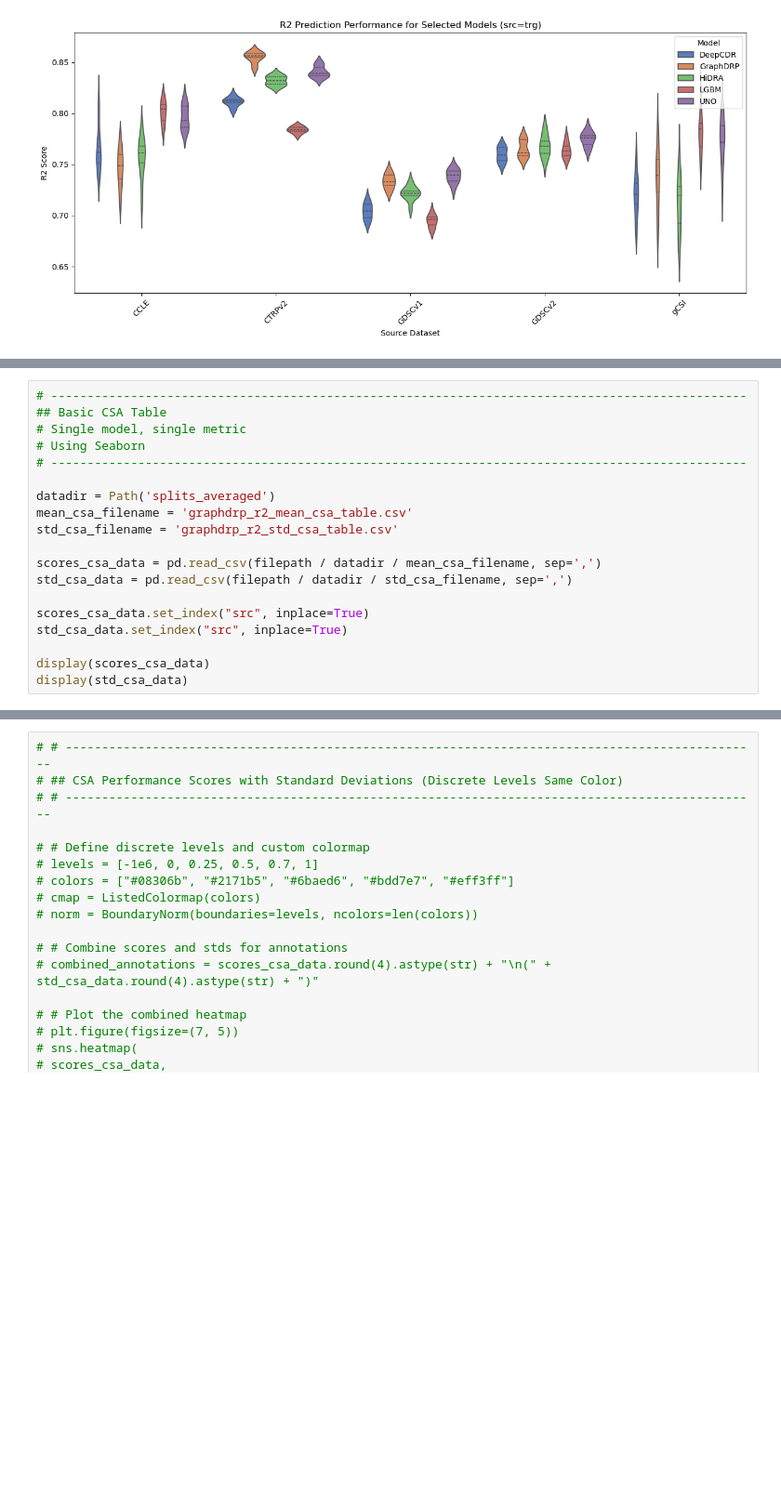
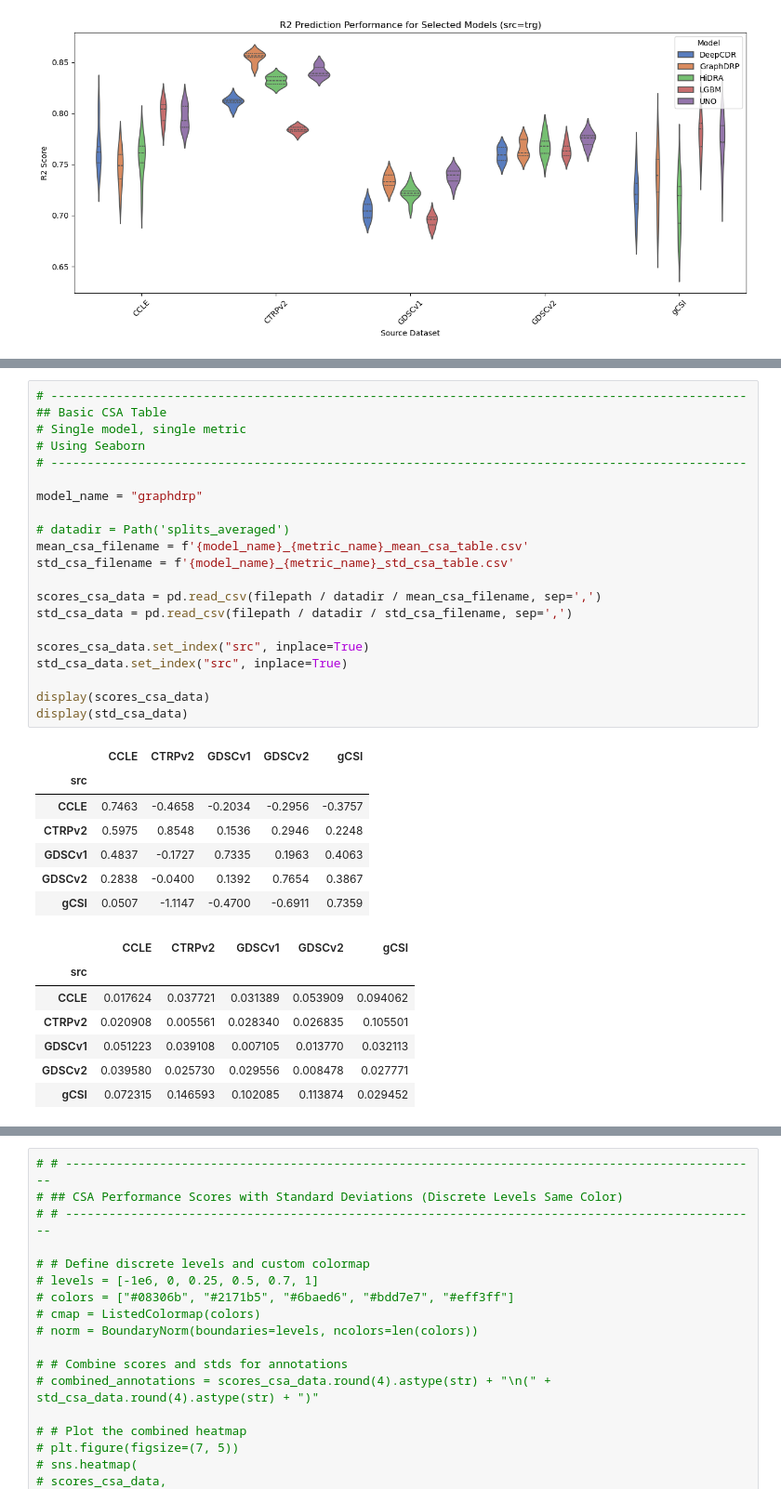
Before and after one commit to adpartin/cross-dataset-drp-paper, a Jupyter notebook: postprocess_plot.ipynb, the cells around one changed output, grey strips where cells are left out. Shown at 93% size. Saved outputs shown, nothing was run; the diff lists cells and outputs as text; blank space fills up the shorter version.

```diff
--- a/postprocess_plot.ipynb
+++ b/postprocess_plot.ipynb
@@ -204,22 +204,39 @@ See the caveats in the documentation: https://pandas.pydata.org/pandas-docs/stab
 # %%
 # ------------------------------------------------------------------------------------------------
 ## Basic CSA Table
 # Single model, single metric
 # Using Seaborn
 # ------------------------------------------------------------------------------------------------
 
-datadir = Path('splits_averaged')
-mean_csa_filename = 'graphdrp_r2_mean_csa_table.csv'
-std_csa_filename = 'graphdrp_r2_std_csa_table.csv'
+model_name = "graphdrp"
+
+# datadir = Path('splits_averaged')
+mean_csa_filename = f'{model_name}_{metric_name}_mean_csa_table.csv'
+std_csa_filename = f'{model_name}_{metric_name}_std_csa_table.csv'
 
 scores_csa_data = pd.read_csv(filepath / datadir / mean_csa_filename, sep=',')
 std_csa_data = pd.read_csv(filepath / datadir / std_csa_filename, sep=',')
 
 scores_csa_data.set_index("src", inplace=True)
 std_csa_data.set_index("src", inplace=True)
 
 display(scores_csa_data)
 display(std_csa_data)
+# %% [output]
+|  | CCLE | CTRPv2 | GDSCv1 | GDSCv2 | gCSI |
+| src |  |  |  |  |  |
+| CCLE | 0.7463 | -0.4658 | -0.2034 | -0.2956 | -0.3757 |
+| CTRPv2 | 0.5975 | 0.8548 | 0.1536 | 0.2946 | 0.2248 |
+| GDSCv1 | 0.4837 | -0.1727 | 0.7335 | 0.1963 | 0.4063 |
+| GDSCv2 | 0.2838 | -0.0400 | 0.1392 | 0.7654 | 0.3867 |
+| gCSI | 0.0507 | -1.1147 | -0.4700 | -0.6911 | 0.7359 |
+|  | CCLE | CTRPv2 | GDSCv1 | GDSCv2 | gCSI |
+| src |  |  |  |  |  |
+| CCLE | 0.017624 | 0.037721 | 0.031389 | 0.053909 | 0.094062 |
+| CTRPv2 | 0.020908 | 0.005561 | 0.028340 | 0.026835 | 0.105501 |
+| GDSCv1 | 0.051223 | 0.039108 | 0.007105 | 0.013770 | 0.032113 |
+| GDSCv2 | 0.039580 | 0.025730 | 0.029556 | 0.008478 | 0.027771 |
+| gCSI | 0.072315 | 0.146593 | 0.102085 | 0.113874 | 0.029452 |
 # %%
 # ------------------------------------------------------------------------------------------------
 ## CSA Performance Scores with Standard Deviations (Linear Scale)
```
Also changed, not shown: parts of 3 cells of this notebook, 1 other file.
